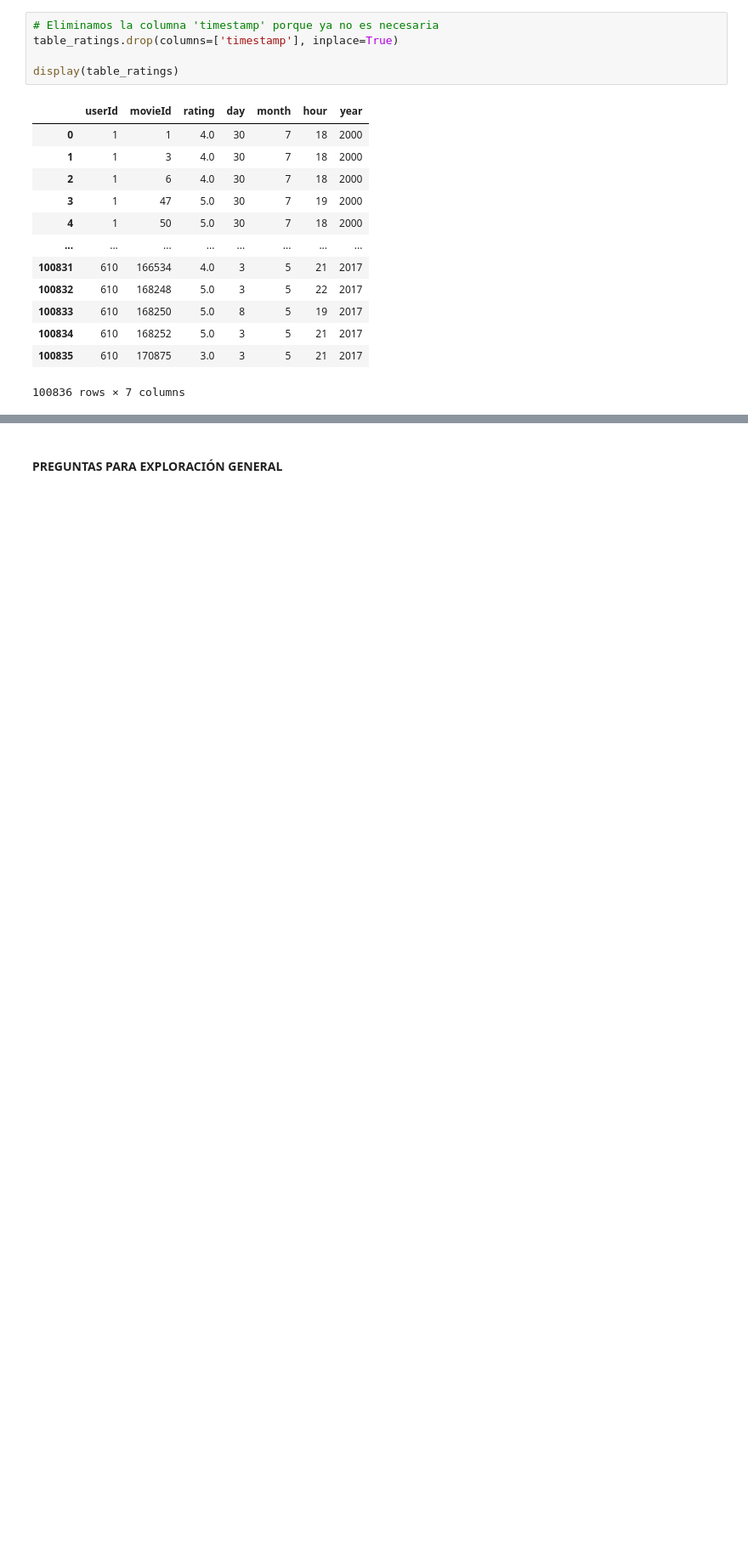
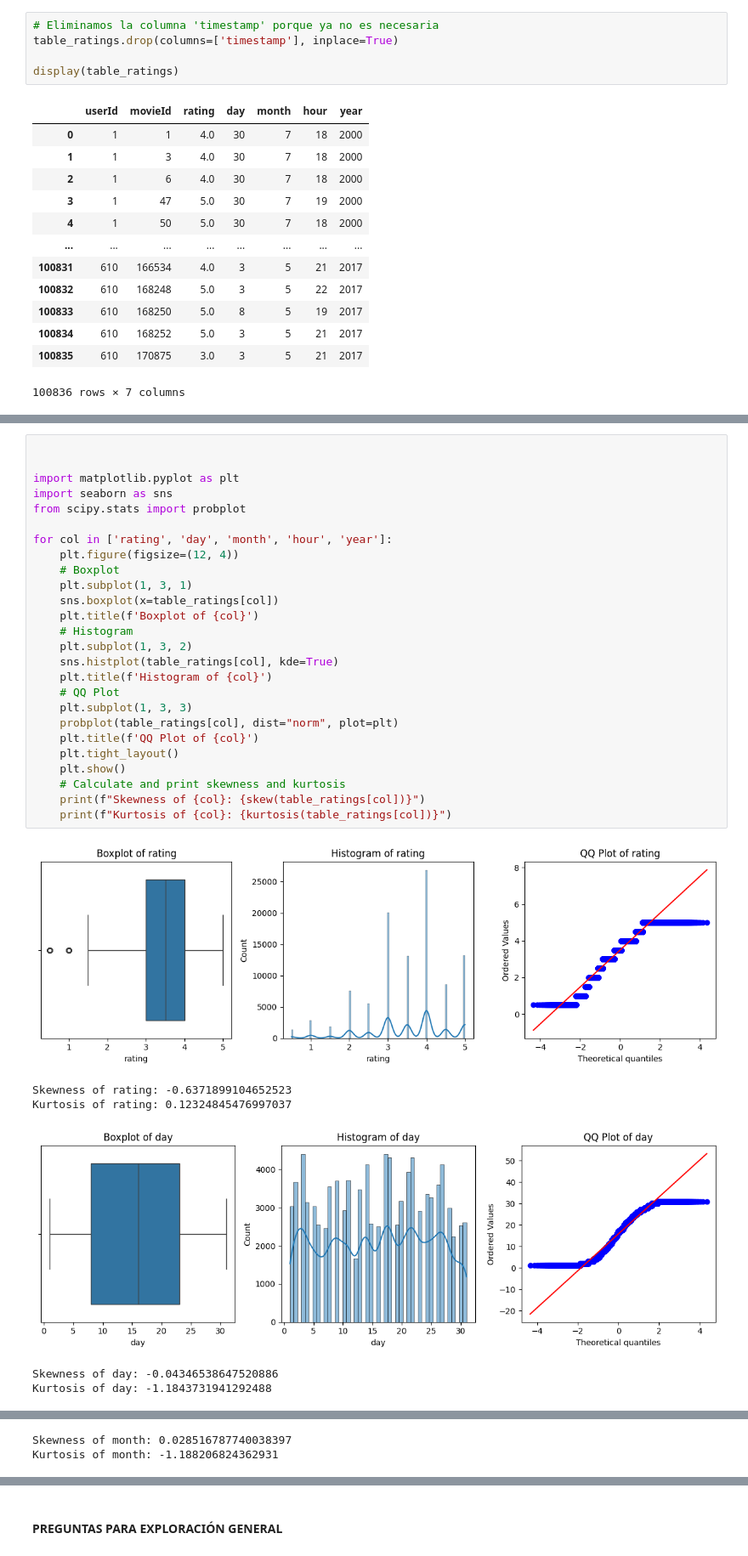
Before and after one commit to JuanCH94/Marketing, a Jupyter notebook: a_exploracion.ipynb, the cells around one changed output, grey strips where cells are left out. Shown: that part at 85% size. Drawn from its saved outputs; the diff is of its cells as text; blank space fills up the shorter version.

Commit message:
se exploro un poco la tabla ratings y se realizaron unos graficos para ver la distribucion de los datos

```diff
--- a/a_exploracion.ipynb
+++ b/a_exploracion.ipynb
@@ -221,0 +292,33 @@ display(table_ratings)
+# %%
+
+
+import matplotlib.pyplot as plt
+import seaborn as sns
+from scipy.stats import probplot
+
+for col in ['rating', 'day', 'month', 'hour', 'year']:
+    plt.figure(figsize=(12, 4))
+    # Boxplot
+    plt.subplot(1, 3, 1)
+    sns.boxplot(x=table_ratings[col])
+    plt.title(f'Boxplot of {col}')
+    # Histogram
+    plt.subplot(1, 3, 2)
+    sns.histplot(table_ratings[col], kde=True)
+    plt.title(f'Histogram of {col}')
+    # QQ Plot
+    plt.subplot(1, 3, 3)
+    probplot(table_ratings[col], dist="norm", plot=plt)
+    plt.title(f'QQ Plot of {col}')
+    plt.tight_layout()
+    plt.show()
+    # Calculate and print skewness and kurtosis
+    print(f"Skewness of {col}: {skew(table_ratings[col])}")
+    print(f"Kurtosis of {col}: {kurtosis(table_ratings[col])}")
+# %% [output]
+[figure, added]
+Skewness of rating: -0.6371899104652523
+Kurtosis of rating: 0.12324845476997037
+[figure, added]
+Skewness of day: -0.04346538647520886
+Kurtosis of day: -1.1843731941292488
@@ -221,0 +326,2 @@ display(table_ratings)
+Skewness of month: 0.028516787740038397
+Kurtosis of month: -1.188206824362931
```
Also changed, not shown: parts of 9 cells of this notebook.
